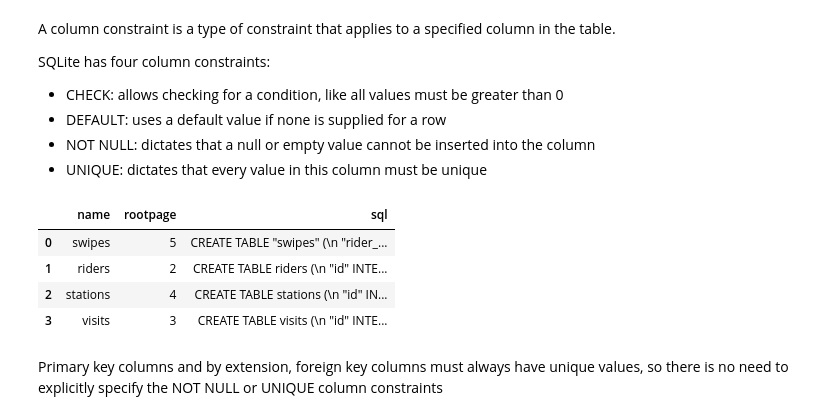
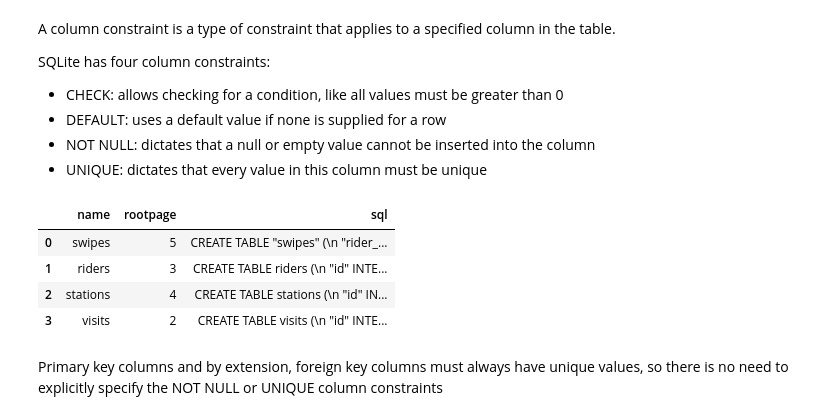
Before and after one commit to engineer-nicolas/cs50sql, a Jupyter notebook: lecture_2_Designing/lecture_2.ipynb, the cells around one changed output. Drawn from its saved outputs; the diff is of its cells as text; code cells hidden in the pictures.

```diff
--- a/lecture_2_Designing/lecture_2.ipynb
+++ b/lecture_2_Designing/lecture_2.ipynb
@@ -270,36 +270,38 @@ CREATE TABLE stations (
     "line" TEXT NOT NULL,
     PRIMARY KEY("id")
 );
 """)
 
 conn.execute("""
 CREATE TABLE visits (
     "id" INTEGER,
     "rider_id" INTEGER,
     "station_id" INTEGER,
+    "visit_type" TEXT NOT NULL,
+    "datetime" NUMERIC NOT NULL DEFAULT CURRENT_TIMESTAMP,
     PRIMARY KEY("id"),
     FOREIGN KEY("rider_id") REFERENCES "riders"("id"),
     FOREIGN KEY("station_id") REFERENCES "stations"("id")
 );
 """)
 
 # Commit changes to save the table in the database
 conn.commit()
 
 pd.read_sql_query(
     """
     SELECT "name","rootpage","sql"
     FROM sqlite_master
     WHERE type = 'table';
     """,
     conn
 )
 # %% [output]
 |  | name | rootpage | sql |
 | 0 | swipes | 5 | CREATE TABLE "swipes" (\n "rider_... |
-| 1 | riders | 2 | CREATE TABLE riders (\n "id" INTE... |
+| 1 | riders | 3 | CREATE TABLE riders (\n "id" INTE... |
 | 2 | stations | 4 | CREATE TABLE stations (\n "id" IN... |
-| 3 | visits | 3 | CREATE TABLE visits (\n "id" INTE... |
+| 3 | visits | 2 | CREATE TABLE visits (\n "id" INTE... |
 # %% [markdown]
 Primary key columns and by extension, foreign key columns must always have unique values, so there is no need to explicitly specify the NOT NULL or UNIQUE column constraints
 # %%
```
